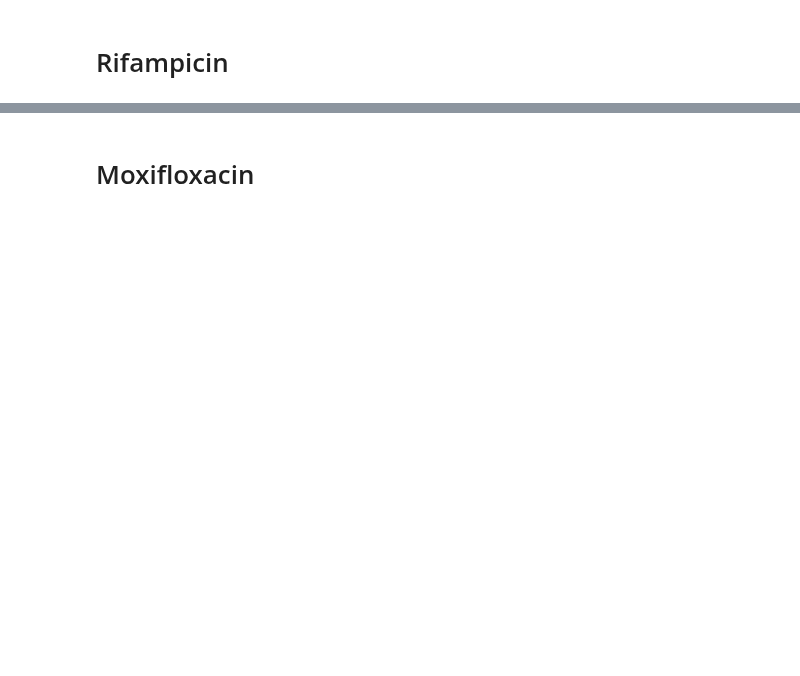
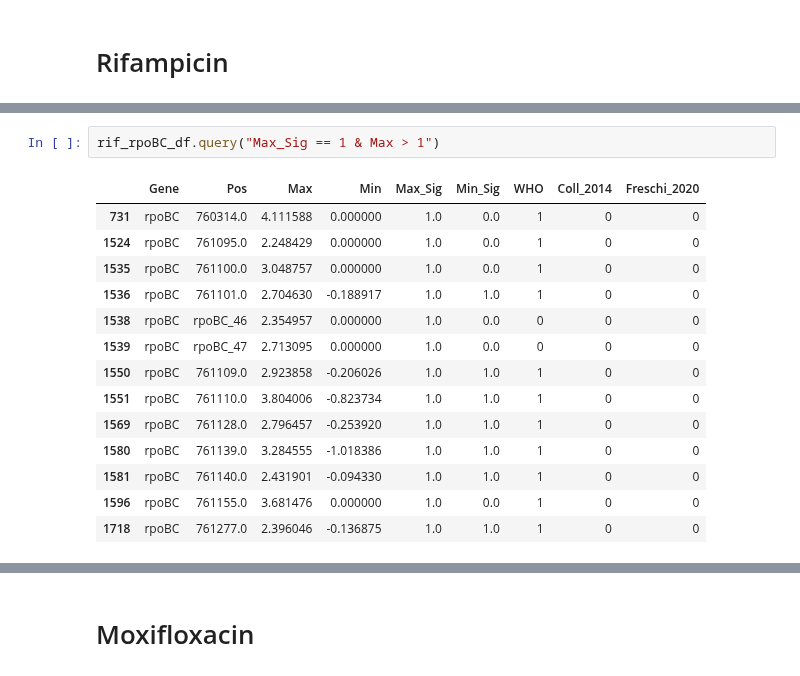
Before and after one commit to sanju99/MtbQuantCNN, a Jupyter notebook: saliency/plot_saliency.ipynb, the cells around one changed output, grey strips where cells are left out. Drawn from its saved outputs; the diff is of its cells as text; blank space fills up the shorter version.

```diff
--- a/saliency/plot_saliency.ipynb
+++ b/saliency/plot_saliency.ipynb
@@ -52 +109,18 @@ To enable them in other operations, rebuild TensorFlow with the appropriate comp
+# %%
+rif_rpoBC_df.query("Max_Sig == 1 & Max > 1")
+# %% [output]
+|  | Gene | Pos | Max | Min | Max_Sig | Min_Sig | WHO | Coll_2014 | Freschi_2020 |
+| 731 | rpoBC | 760314.0 | 4.111588 | 0.000000 | 1.0 | 0.0 | 1 | 0 | 0 |
+| 1524 | rpoBC | 761095.0 | 2.248429 | 0.000000 | 1.0 | 0.0 | 1 | 0 | 0 |
+| 1535 | rpoBC | 761100.0 | 3.048757 | 0.000000 | 1.0 | 0.0 | 1 | 0 | 0 |
+| 1536 | rpoBC | 761101.0 | 2.704630 | -0.188917 | 1.0 | 1.0 | 1 | 0 | 0 |
+| 1538 | rpoBC | rpoBC_46 | 2.354957 | 0.000000 | 1.0 | 0.0 | 0 | 0 | 0 |
+| 1539 | rpoBC | rpoBC_47 | 2.713095 | 0.000000 | 1.0 | 0.0 | 0 | 0 | 0 |
+| 1550 | rpoBC | 761109.0 | 2.923858 | -0.206026 | 1.0 | 1.0 | 1 | 0 | 0 |
+| 1551 | rpoBC | 761110.0 | 3.804006 | -0.823734 | 1.0 | 1.0 | 1 | 0 | 0 |
+| 1569 | rpoBC | 761128.0 | 2.796457 | -0.253920 | 1.0 | 1.0 | 1 | 0 | 0 |
+| 1580 | rpoBC | 761139.0 | 3.284555 | -1.018386 | 1.0 | 1.0 | 1 | 0 | 0 |
+| 1581 | rpoBC | 761140.0 | 2.431901 | -0.094330 | 1.0 | 1.0 | 1 | 0 | 0 |
+| 1596 | rpoBC | 761155.0 | 3.681476 | 0.000000 | 1.0 | 0.0 | 1 | 0 | 0 |
+| 1718 | rpoBC | 761277.0 | 2.396046 | -0.136875 | 1.0 | 1.0 | 1 | 0 | 0 |
 # %%
```
Also changed, not shown: parts of 157 cells of this notebook, 24 other files.
